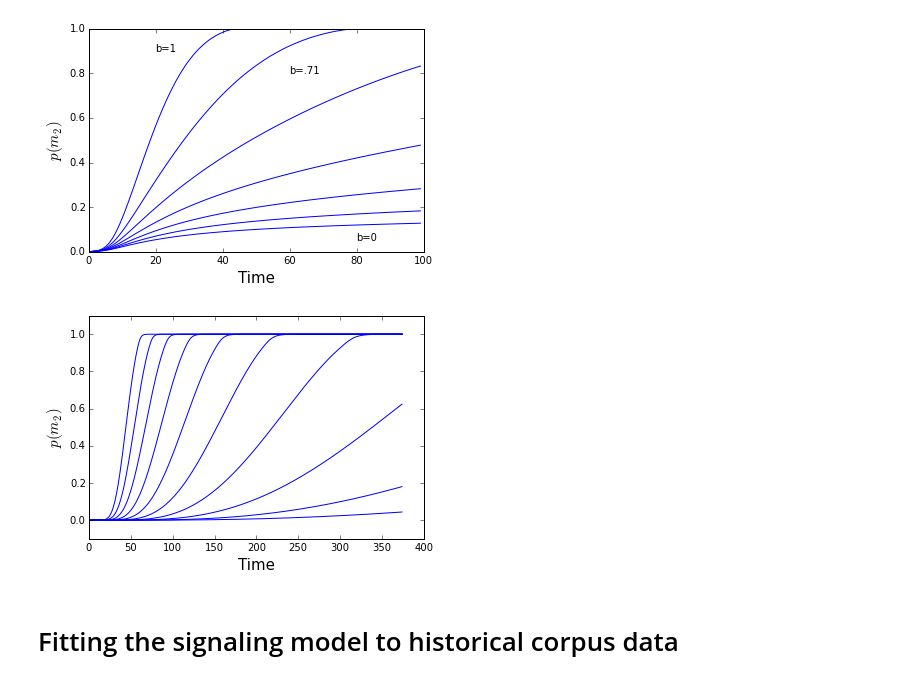
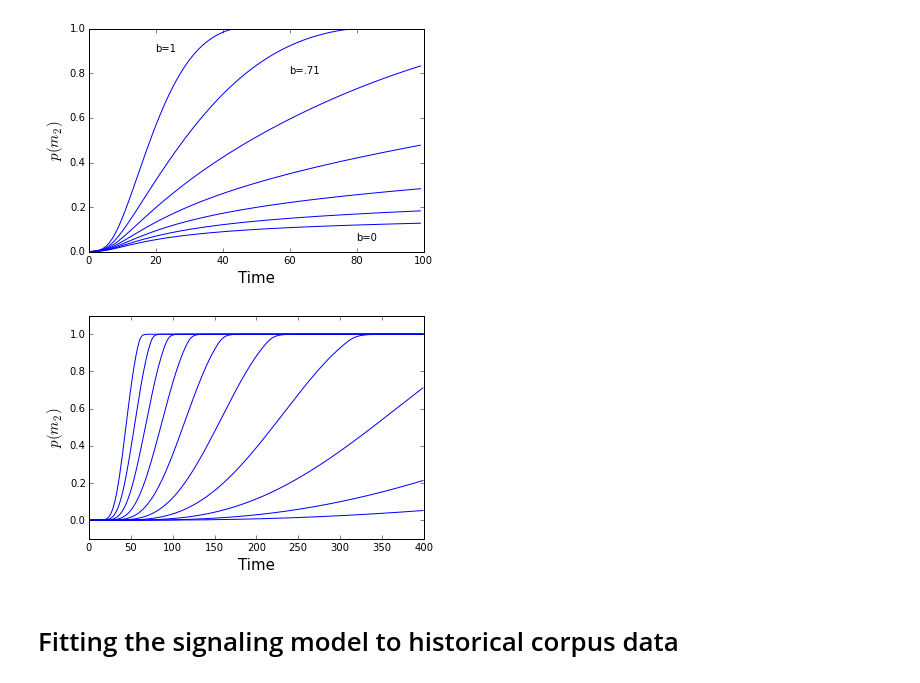
Before and after one commit to christopherahern/dissertation, a Jupyter notebook: code/Ahern-Dissertation-AppendixB.ipynb, the cells around one changed output. Drawn from its saved outputs; the diff is of its cells as text; code cells hidden in the pictures.

```diff
--- a/code/Ahern-Dissertation-AppendixB.ipynb
+++ b/code/Ahern-Dissertation-AppendixB.ipynb
@@ -98,31 +98,32 @@ plt.show()
 # %%
 for k in np.linspace(.25, .75, num=10): # 10, 2, 2, .2
     #print k
     # Define number of states
     number = 200
     # Define prior probability
     prior = beta_binomial(number, 1, 20)
     P = np.repeat(prior, 2, axis=0)
     # Define payoff matrices
     b = k
     A =  np.matrix([[U_S(t(i, number-1), a(j,number-1), b) for j in range(number)] for i in range(number)])
     B = np.matrix([[U_R(t(i, number-1), a(j,number-1)) for j in range(number)] for i in range(number)])
     # Define sender population
     X0_m2 = beta_binomial(number, 7, 1)
     X0_m1 = 1 - X0_m2
     X0 = np.vstack((X0_m1, X0_m2)).T
     # Define receiver population
     Y0 = np.vstack((beta_binomial(number, 1, 2), beta_binomial(number, 28, 2)))
     # Solve and plot
-    X_sol, Y_sol = discrete_time_replicator_dynamics(375, X0, Y0, A, B, P)
+    X_sol, Y_sol = discrete_time_replicator_dynamics(400, X0, Y0, A, B, P)
     m2_sol = [prior.dot(line)[0,0] for line in X_sol[:,1::2]]
     plt.plot(m2_sol, 'b')
 plt.ylim(-.1,1.1)
 plt.xlabel('Time', fontsize=15)
 plt.ylabel(r'$p(m_2)$', fontsize=15)
+plt.savefig("replicator-free-prior.pdf", format='pdf', dpi=1000)
 plt.show()
 # %% [output]
-[figure, old version]
+[figure, new version]
 # %% [markdown]
 # Fitting the signaling model to historical corpus data
 # %%
```
Also changed, not shown: parts of 10 cells of this notebook, 5 other files.
